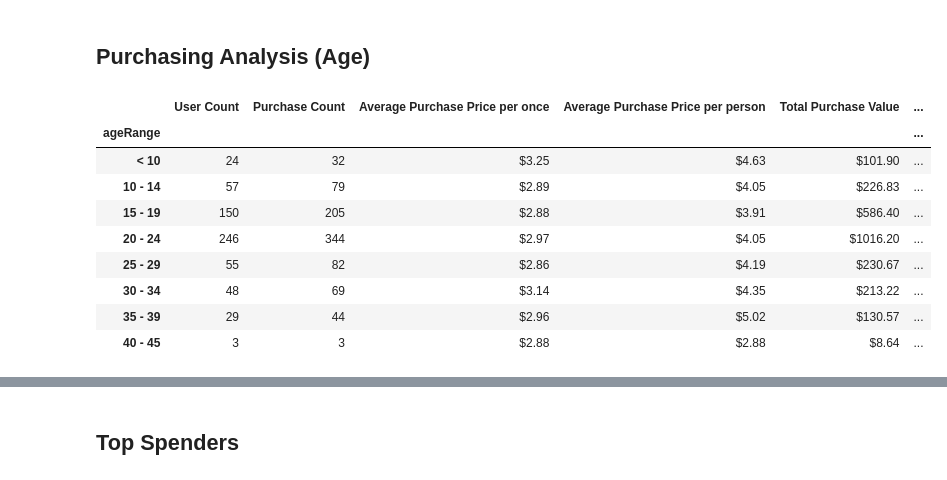
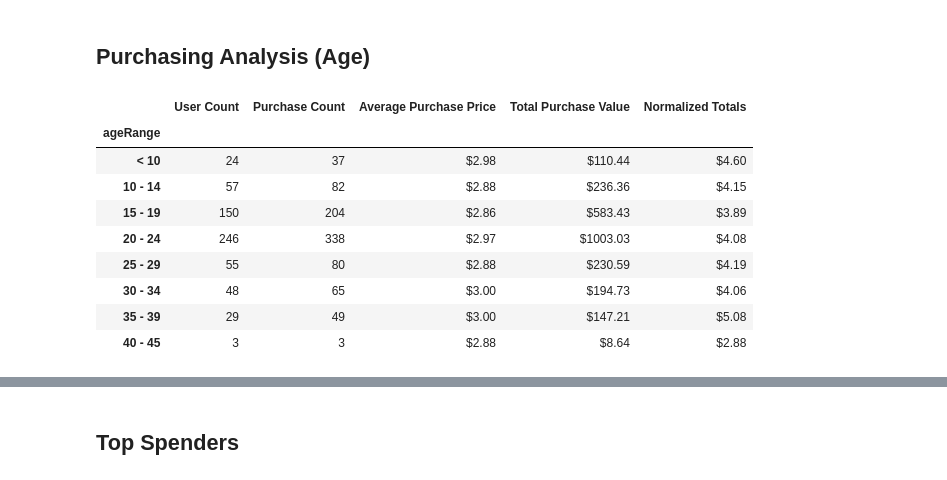
Before and after one commit to tokunami/pandas-hw, a Jupyter notebook: HeroesOfPymoli/myResult.ipynb, the cells around one changed output, grey strips where cells are left out. Saved outputs shown, nothing was run; the diff lists cells and outputs as text; code cells hidden in the pictures.

```diff
--- a/HeroesOfPymoli/myResult.ipynb
+++ b/HeroesOfPymoli/myResult.ipynb
@@ -175,59 +187,59 @@ uniquePlayers_ageRange_df["Percentage of Players"].hist()
 ## Purchasing Analysis (Age)
 # %%
 # Group by SN
-dataBySN = purchase_df.groupby("SN").mean()
+# dataBySN = purchase_df.groupby("SN").mean()
+dataBySN = purchase_df
+# dataBySN
 
 # Set bins and labels
 bins = [0,10,15,20,25,30,35,40,45]
 group_labels = ["< 10","10 - 14","15 - 19","20 - 24","25 - 29","30 - 34","35 - 39","40 - 45"]
 
 # Add ageRange row using cut
 dataBySN["ageRange"] = pd.cut(dataBySN["Age"],bins,labels=group_labels)
+# dataBySN
 
 # Add other rows
-dataBySN["purchasePrice"] = purchase_df.groupby("SN").mean()["Price"]
-dataBySN["totalPrice"] = purchase_df.groupby("SN").sum()["Price"]
-dataBySN["purchaseCount"] = purchase_df.groupby("SN").count()["Age"]
-# dataBySN
+# dataBySN["totalPrice"] = purchase_df.groupby("SN").sum()["Price"]
+# dataBySN["purchaseCount"] = purchase_df.groupby("SN").count()["Age"]
 
 # Group by ageRange
 dataBySN_ageRange = dataBySN.groupby("ageRange")
+# dataBySN_ageRange.mean()
 
 # Create a new df
 dataBySN_ageRange_df = pd.DataFrame({
     "User Count": uniquePlayers_ageRange_df["Total Count"],
-    "Purchase Count": dataBySN_ageRange["purchaseCount"].sum(),
-    "Average Purchase Price per once": dataBySN_ageRange["purchasePrice"].mean(),
-    "Average Purchase Price per person": dataBySN_ageRange["totalPrice"].mean(),
-    "Total Purchase Value": dataBySN_ageRange["totalPrice"].sum(),
-    "Normalized Totals": dataBySN_ageRange["totalPrice"].mean()*dataBySN_ageRange["totalPrice"].std()
+    "Purchase Count": dataBySN_ageRange.count()["Age"],
+    "Average Purchase Price": dataBySN_ageRange.mean()["Price"],
+    "Total Purchase Value": dataBySN_ageRange.sum()["Price"],
+    "Normalized Totals": dataBySN_ageRange.sum()["Price"] / uniquePlayers_ageRange_df["Total Count"]
 })
+dataBySN_ageRange_df
 
 # Format and Output
 dataBySN_ageRange_df[[
     "User Count",
     "Purchase Count",
-    "Average Purchase Price per once",
-    "Average Purchase Price per person",
+    "Average Purchase Price",
     "Total Purchase Value",
     "Normalized Totals"
 ]].style.format({
-    "Average Purchase Price per once":"${:.2f}",
-    "Average Purchase Price per person":"${:.2f}",
+    "Average Purchase Price":"${:.2f}",
     "Total Purchase Value":"${:.2f}",
     "Normalized Totals":"${:.2f}"
 })
 # %% [output]
-|  | User Count | Purchase Count | Average Purchase Price per once | Average Purchase Price per person | Total Purchase Value | ... |
-| ageRange |  |  |  |  |  | ... |
-| < 10 | 24 | 32 | $3.25 | $4.63 | $101.90 | ... |
-| 10 - 14 | 57 | 79 | $2.89 | $4.05 | $226.83 | ... |
-| 15 - 19 | 150 | 205 | $2.88 | $3.91 | $586.40 | ... |
-| 20 - 24 | 246 | 344 | $2.97 | $4.05 | $1016.20 | ... |
-| 25 - 29 | 55 | 82 | $2.86 | $4.19 | $230.67 | ... |
-| 30 - 34 | 48 | 69 | $3.14 | $4.35 | $213.22 | ... |
-| 35 - 39 | 29 | 44 | $2.96 | $5.02 | $130.57 | ... |
-| 40 - 45 | 3 | 3 | $2.88 | $2.88 | $8.64 | ... |
+|  | User Count | Purchase Count | Average Purchase Price | Total Purchase Value | Normalized Totals |
+| ageRange |  |  |  |  |  |
+| < 10 | 24 | 37 | $2.98 | $110.44 | $4.60 |
+| 10 - 14 | 57 | 82 | $2.88 | $236.36 | $4.15 |
+| 15 - 19 | 150 | 204 | $2.86 | $583.43 | $3.89 |
+| 20 - 24 | 246 | 338 | $2.97 | $1003.03 | $4.08 |
+| 25 - 29 | 55 | 80 | $2.88 | $230.59 | $4.19 |
+| 30 - 34 | 48 | 65 | $3.00 | $194.73 | $4.06 |
+| 35 - 39 | 29 | 49 | $3.00 | $147.21 | $5.08 |
+| 40 - 45 | 3 | 3 | $2.88 | $8.64 | $2.88 |
 # %%
 dataBySN_ageRange_df.plot.scatter(x='User Count', y='Purchase Count')
 # %% [output]
```
Also changed, not shown: parts of 9 cells of this notebook.
